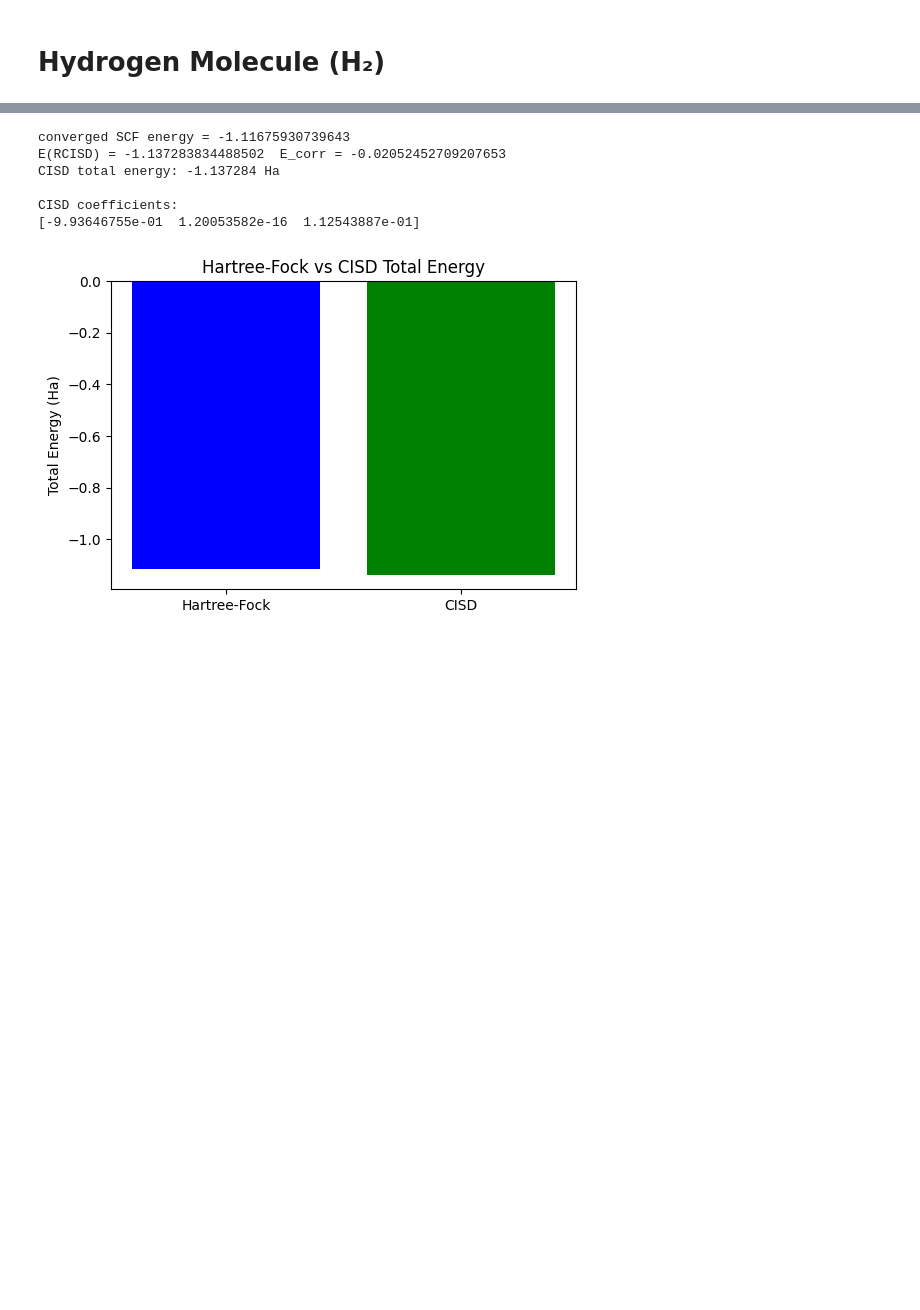
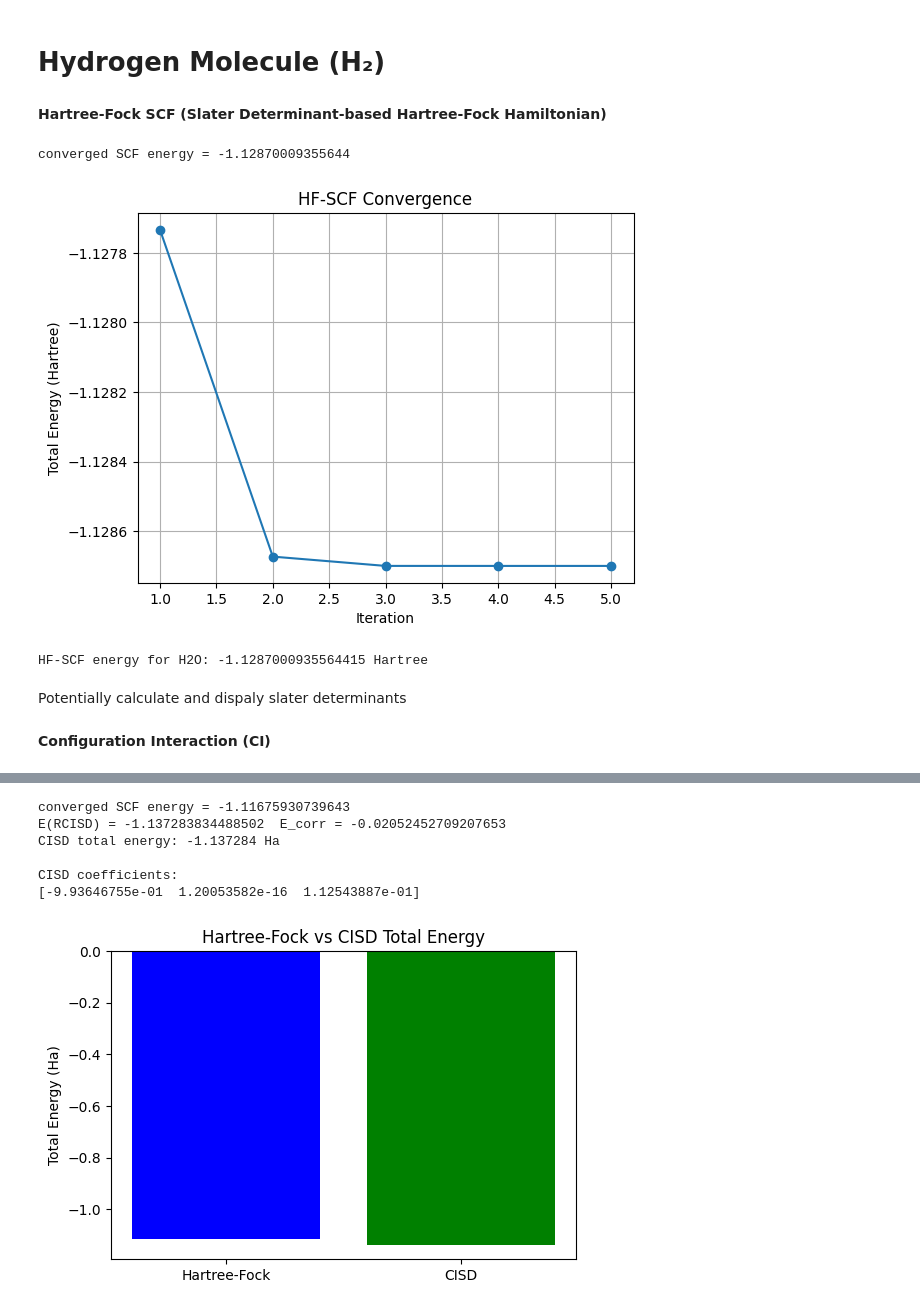
Before and after one commit to deltorobarba/chemistry, a Jupyter notebook: hydrogen_H2.ipynb, the cells around one changed output, grey strips where cells are left out. Drawn from its saved outputs; the diff is of its cells as text; code cells hidden in the pictures; blank space fills up the shorter version.

```diff
--- a/hydrogen_H2.ipynb
+++ b/hydrogen_H2.ipynb
@@ -4,0 +7,59 @@
+# %%
+# Define hydrogen (H2) molecule
+from pyscf import gto
+mol = gto.Mole()
+mol.atom = '''
+    H  0.00 0.00  0.00
+    H  0.00 0.00  0.74
+'''
+# %% [markdown]
+**Hartree-Fock SCF (Slater Determinant-based Hartree-Fock Hamiltonian)**
+# %%
+# First, ensure you have the PySCF package installed
+from pyscf import gto, scf
+import matplotlib.pyplot as plt
+
+# Step 1: Define the molecule using gto.M() function
+mol = gto.M(
+    atom = mol.atom,
+    basis = 'cc-pvdz',  # Use a common basis set, good balance between accuracy and computational cost
+)
+
+# Step 2: Perform a HF-SCF calculation using Restricted Hartree-Fock (RHF) method
+
+# scf.RHF for a restricted Hartree-Fock calculation for a closed-shell system (H₂O)
+mf = scf.RHF(mol)
+
+# Store convergence data
+conv_data = []
+
+# Callback function to collect convergence information
+# (callback function captures energy values at each iteration to track the convergence process)
+def callback(envs):
+    conv_data.append(envs['e_tot'])
+
+# Set the callback directly on the mf object
+mf.callback = callback
+
+# Perform HF calculation
+energy = mf.kernel()
+
+# Extract energy values and iteration numbers
+energies = conv_data
+iterations = range(1, len(energies) + 1)
+
+# Plot the convergence
+plt.plot(iterations, energies, marker='o')
+plt.xlabel('Iteration')
+plt.ylabel('Total Energy (Hartree)')
+plt.title('HF-SCF Convergence')
+plt.grid(True)
+plt.show()
+
+print(f"HF-SCF energy for H2O: {energy} Hartree")
+# %% [output]
+converged SCF energy = -1.12870009355644
+[figure, added]
+HF-SCF energy for H2O: -1.1287000935564415 Hartree
+# %% [markdown]
+Potentially calculate and dispaly slater determinants
@@ -5 +99,3 @@
+# %% [markdown]
+**Configuration Interaction (CI)**
 # %% [markdown]
```
Also changed, not shown: parts of 3 cells of this notebook.
